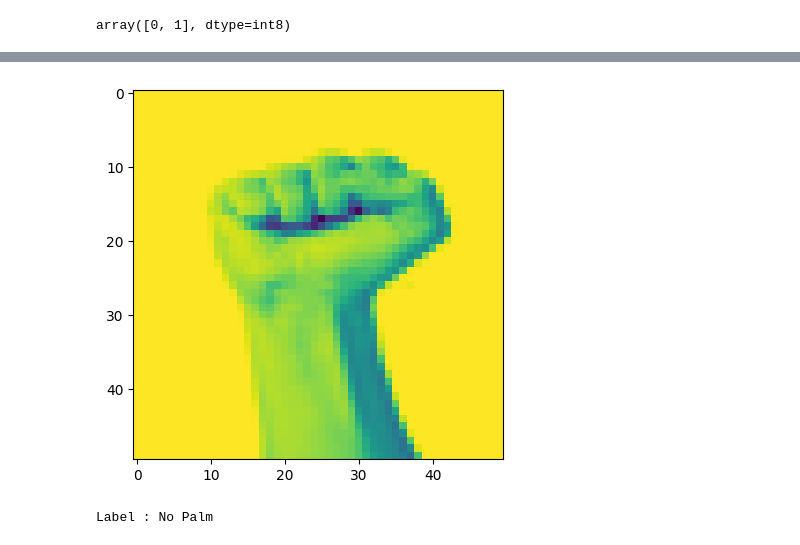
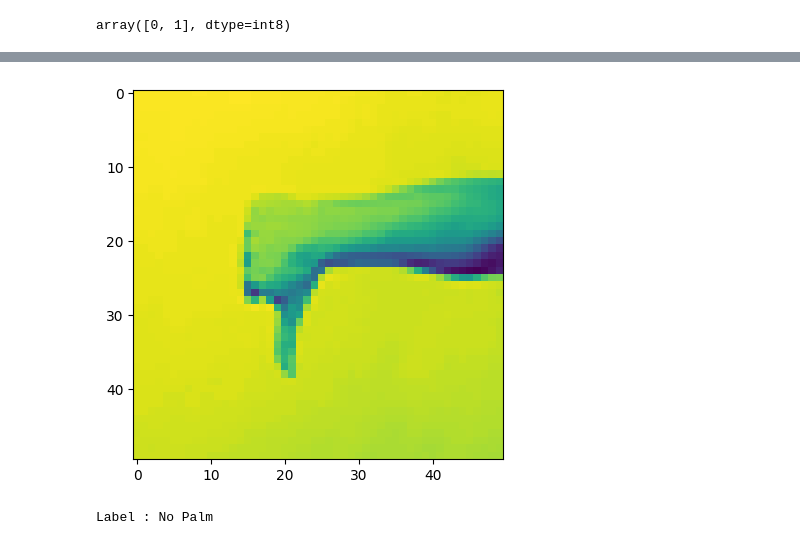
Before and after one commit to LeleLaut/PersonaApp, a Jupyter notebook: MachineLearning/LeNet.ipynb, the cells around one changed output, grey strips where cells are left out. Saved outputs shown, nothing was run; the diff lists cells and outputs as text; code cells hidden in the pictures.

```diff
--- a/MachineLearning/LeNet.ipynb
+++ b/MachineLearning/LeNet.ipynb
@@ -305,7 +303,7 @@ plt.plot()
 # plt.show()
 # %%
 # Load the image and resize it to 32x32 pixels
-image1 = Image.open('image/fist2.jpg')
+image1 = Image.open('image/jempolB.jpg')
 #image = Image.open('/content/asd.jpg')
 image = image1.convert('L')
 image = image.resize((50, 50))
@@ -342,2 +340,2 @@ print("Label :", label)
-[figure, old version]
+[figure, new version]
 Label : No Palm
```
Also changed, not shown: parts of 12 cells of this notebook.
